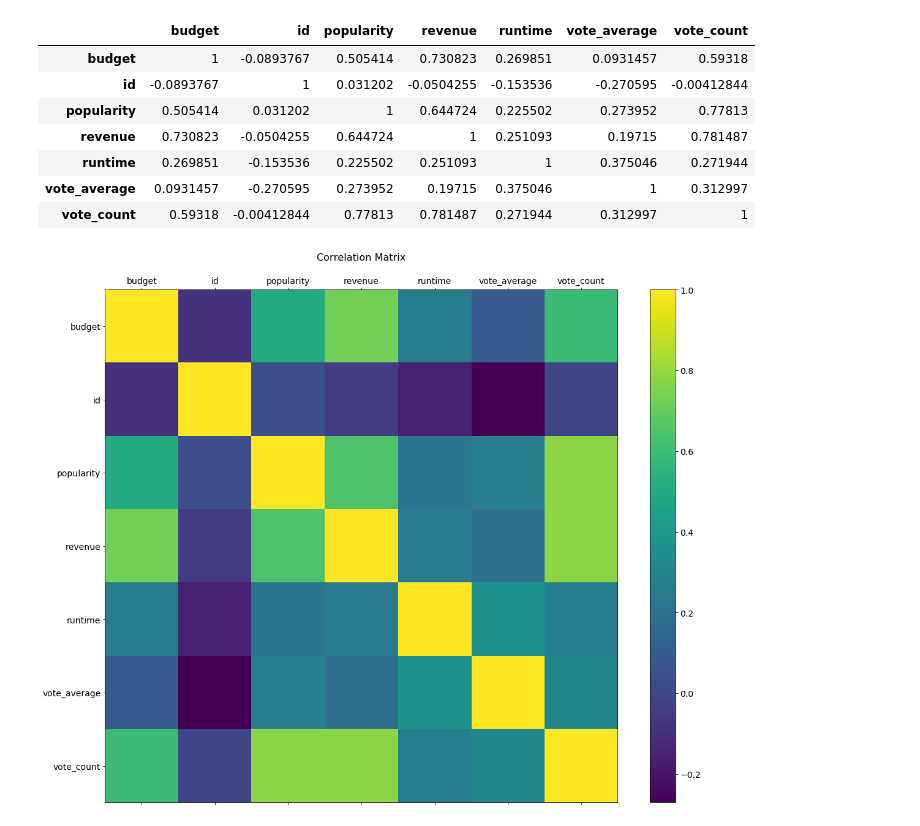
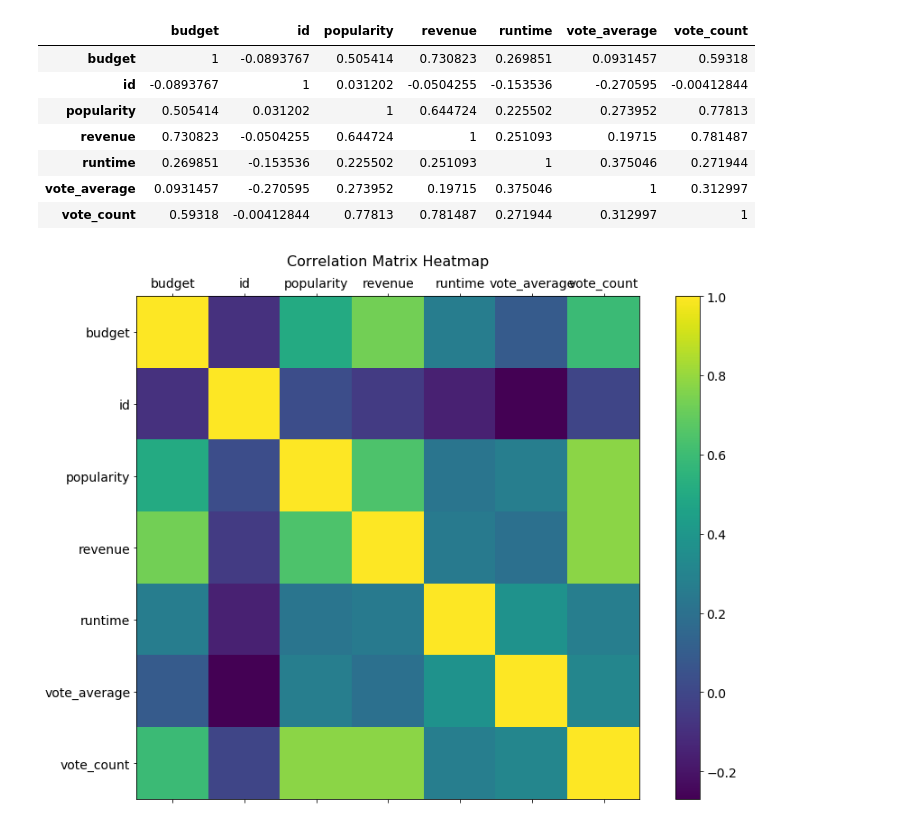
Before and after one commit to jzhan2543/fall19ml-moviepredictions, a Jupyter notebook: movie_notebook.ipynb, the cells around one changed output. Saved outputs shown, nothing was run; the diff lists cells and outputs as text; code cells hidden in the pictures.

```diff
--- a/movie_notebook.ipynb
+++ b/movie_notebook.ipynb
@@ -10,33 +20,33 @@ import warnings
 #loads the movie dataset with release date
 def load_tmdb_movies(path):
     file = pd.read_csv(path)
     file['release_date'] = pd.to_datetime(file['release_date']).apply(lambda x: x.date()) #convert to date time for us
     json_columns = ['genres', 'keywords', 'production_countries', 'production_companies', 'spoken_languages'] #these are json cols
     for column in json_columns:
         file[column] = file[column].apply(json.loads)
     return file
 
 movies = load_tmdb_movies("./tmdb-movie-metadata/tmdb_5000_movies.csv")
 movies.head()
 
 cols = [x for x in movies.columns if type(movies[x][0]) == np.int64 or type(movies[x][0]) == np.float64]
-f = plt.figure(figsize=(19, 15))
+f = plt.figure(figsize=(14, 10))
 plt.matshow(movies.corr(), fignum=f.number)
 plt.xticks(range(len(cols)), cols, fontsize=14)
 plt.yticks(range(len(cols)), cols, fontsize=14)
 cb = plt.colorbar()
 cb.ax.tick_params(labelsize=14)
-plt.title('Correlation Matrix', fontsize=16);
+plt.title('Correlation Matrix Heatmap', fontsize=16);
 
 corr = movies.corr()
 corr.style.background_gradient(cmap='coolwarm')
 # %% [output]
 |  | budget | id | popularity | revenue | runtime | vote_average | vote_count |
 | budget | 1 | -0.0893767 | 0.505414 | 0.730823 | 0.269851 | 0.0931457 | 0.59318 |
 | id | -0.0893767 | 1 | 0.031202 | -0.0504255 | -0.153536 | -0.270595 | -0.00412844 |
 | popularity | 0.505414 | 0.031202 | 1 | 0.644724 | 0.225502 | 0.273952 | 0.77813 |
 | revenue | 0.730823 | -0.0504255 | 0.644724 | 1 | 0.251093 | 0.19715 | 0.781487 |
 | runtime | 0.269851 | -0.153536 | 0.225502 | 0.251093 | 1 | 0.375046 | 0.271944 |
 | vote_average | 0.0931457 | -0.270595 | 0.273952 | 0.19715 | 0.375046 | 1 | 0.312997 |
 | vote_count | 0.59318 | -0.00412844 | 0.77813 | 0.781487 | 0.271944 | 0.312997 | 1 |
-[figure, old version]
+[figure, new version]
```
Also changed, not shown: parts of 3 cells of this notebook.
